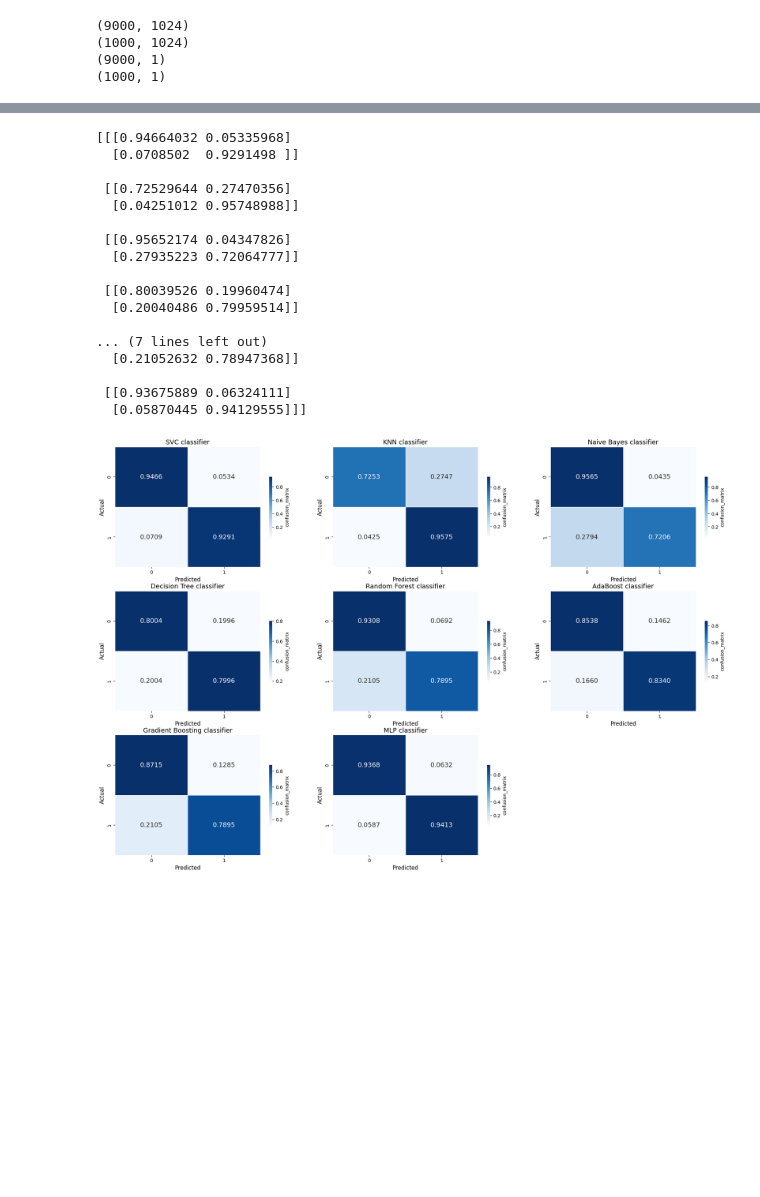
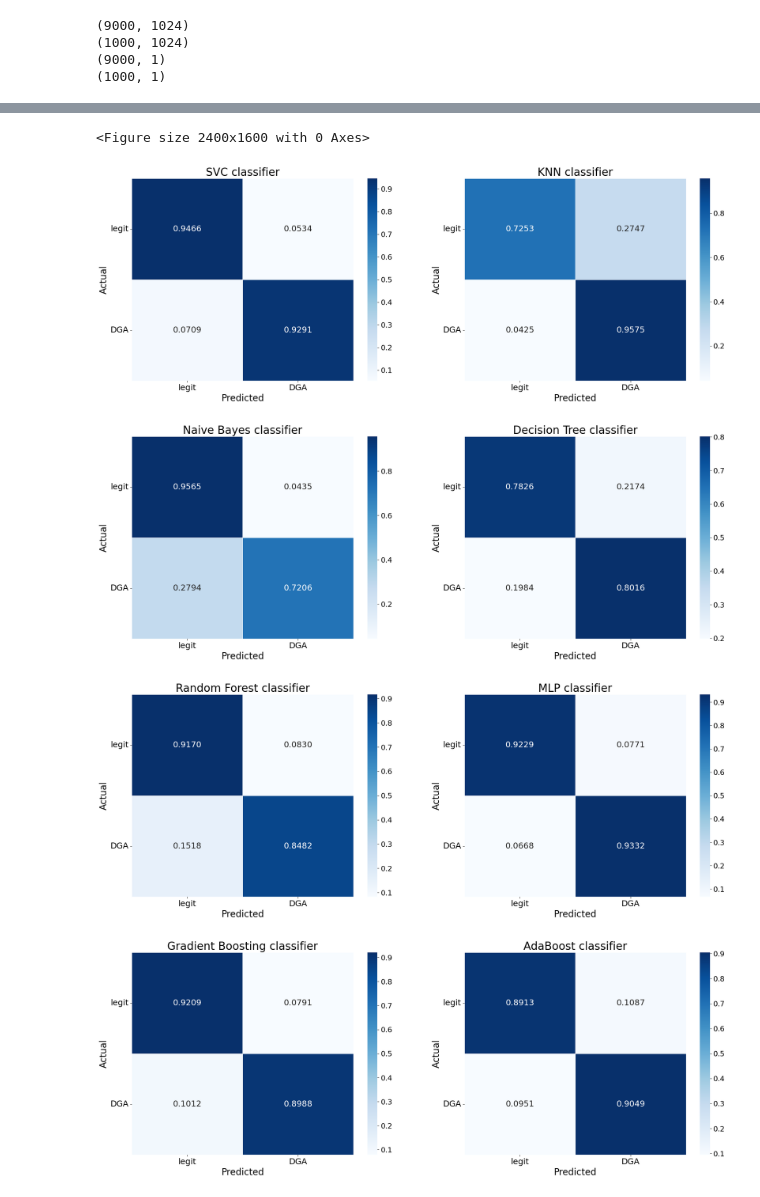
Before and after one commit to S1107327/datascience, a Jupyter notebook: TwoClass.ipynb, the cells around one changed output, grey strips where cells are left out. Drawn from its saved outputs; the diff is of its cells as text; code cells hidden in the pictures; blank space fills up the shorter version.

Commit message:
Completato classificazione bi-classe con risultati

```diff
--- a/TwoClass.ipynb
+++ b/TwoClass.ipynb
@@ -87,12 +102,12 @@ true_pos_rates = []
 false_pos_rates = []
 pred_for_correlation = pd.DataFrame.copy(label_test)
 #preparazione classificatori
-names=["SVC", "KNN", "Naive Bayes", "Decision Tree", "Random Forest", "AdaBoost", "Gradient Boosting", "MLP"]
-classifiers=[ SVC(), KNeighborsClassifier(n_neighbors=5), GaussianNB(), DecisionTreeClassifier(),
-              RandomForestClassifier(n_estimators=10), AdaBoostClassifier(n_estimators=10),
-              GradientBoostingClassifier(n_estimators=10), MLPClassifier()]
+names=["SVC", "KNN", "Naive Bayes", "Decision Tree", "Random Forest", "MLP", "Gradient Boosting", "AdaBoost"]
+classifiers=[ SVC(), KNeighborsClassifier(), GaussianNB(), DecisionTreeClassifier(),
+              RandomForestClassifier(), MLPClassifier(batch_size=1024),
+              GradientBoostingClassifier(), AdaBoostClassifier()]
 
-"""
+'''r
 POSSIBILI PARAM DA GESTIRE SECONDO ME
 
 SVC
@@ -138,6 +153,5 @@ hidden_layer_sizes
 solver{‘lbfgs’, ‘sgd’, ‘adam’}, default=’adam’ (dicono che lbfgs tende ad essere meglio con dataset piccoli, non so
 come conta il nostro)
 batch_size:int, default=’auto’
-"""
-print(dict(zip(names,classifiers)).items())
+'''
 # %% [output]
@@ -151,7 +165,7 @@ for name, classif in zip(names,classifiers):
     pred_for_correlation[name] = predictions
     print(f"{name}. Accuracy: {accuracy_score(label_test, predictions)}")
     # cross-validation
-    cv_score = cross_val_score(classif, train, label_train, scoring = "accuracy",cv = kfold)
+    cv_score = cross_val_score(classif, train, label_train, scoring = "accuracy",cv = kfold, n_jobs=4)
     cross_validation_scores.append(cv_score)
     print("Done K-Fold cross-validation")
     # confusion matrix
@@ -222,41 +264,30 @@ for i in range(len(confusion_matrices)):
         tot = sum(confusion_matrices[i][j])
         for k in range(len(confusion_matrices[i][j])):
             confusion_matrices_2[i][j][k] = confusion_matrices[i][j][k]/tot
-print(confusion_matrices_2)
-# %% [output]
-[[[0.94664032 0.05335968]
-  [0.0708502  0.9291498 ]]
-
- [[0.72529644 0.27470356]
-  [0.04251012 0.95748988]]
-
- [[0.95652174 0.04347826]
-  [0.27935223 0.72064777]]
-
- [[0.80039526 0.19960474]
-  [0.20040486 0.79959514]]
-
-... (7 lines left out)
-  [0.21052632 0.78947368]]
-
- [[0.93675889 0.06324111]
-  [0.05870445 0.94129555]]]
 # %%
 # Matrici di confusione
-plt.figure(figsize=(30,25))
+tick_names = ["legit", "DGA"]
+figure = plt.gcf()
+figure.set_size_inches(24, 16)
 for i in range(len(names)):
-    plt.subplot(3,3, i+1)
-    sns.heatmap(confusion_matrices_2[i], annot=True, linewidths=.5, fmt=".4f", cmap='Blues', annot_kws={"size": 14},
-                cbar_kws={"shrink": 0.5, "label": f"confusion_matrix"}, xticklabels=True, yticklabels=True)
-    figure = plt.gcf()
-    figure.set_size_inches(24, 16)
-    plt.xticks(rotation=0, fontsize=10)
-    plt.yticks(fontsize=10)
-    plt.xlabel("Predicted", fontsize=12)
-    plt.ylabel("Actual", fontsize=12)
-    plt.title(f"{names[i]} classifier", fontsize=14)
+    if i in [0,2,4,6]:
+        figure, axes = plt.subplots(1,2)
+        figure.set_size_inches(24, 8)
+    sns.heatmap(confusion_matrices_2[i], annot=True, ax=axes[i%2], linewidths=.5, fmt=".4f", cmap='Blues',
+                annot_kws={"size": 18}, cbar_kws={"shrink": 1}, xticklabels=True, yticklabels=True)
+    figure.axes[-1].yaxis.label.set_size(16)
+    figure.axes[-1].tick_params(labelsize=16)
+    axes[i%2].set_xticks(rotation=0, fontsize=18, ticks=[i+0.5 for i in range(2)], labels=tick_names)
+    axes[i%2].set_yticks(rotation=0, fontsize=18, ticks=[i+0.5 for i in range(2)], labels=tick_names)
+    axes[i%2].set_xlabel("Predicted", fontsize=20)
+    axes[i%2].set_ylabel("Actual", fontsize=20)
+    axes[i%2].set_title(f"{names[i]} classifier", fontsize=24)
 # %% [output]
+<Figure size 2400x1600 with 0 Axes>
-[figure, old version]
+[figure, new version]
+[figure, added]
+[figure, added]
+[figure, added]
 # %%
 #Classification reports
 for i in range(len(names)):
```
Also changed, not shown: parts of 11 cells of this notebook.
